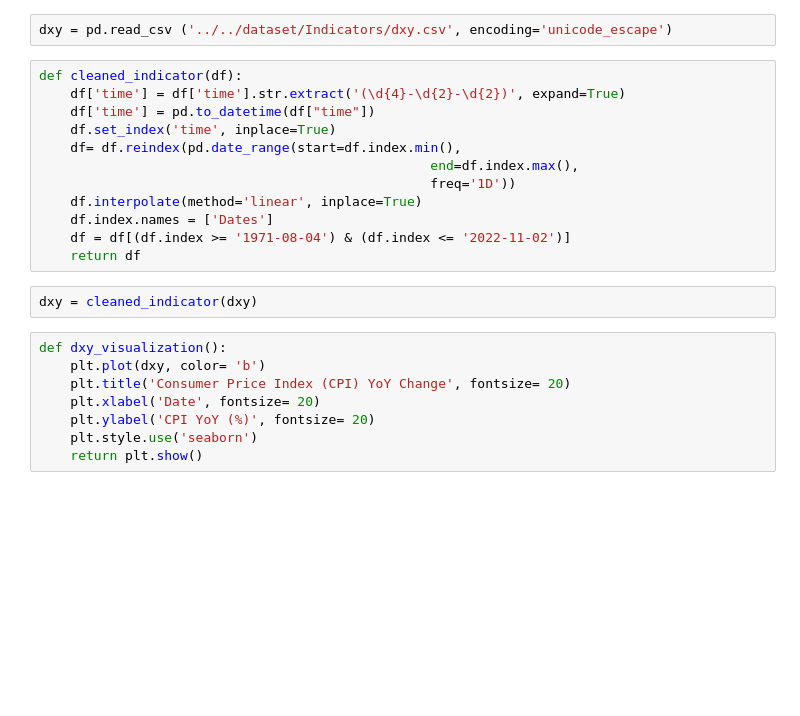
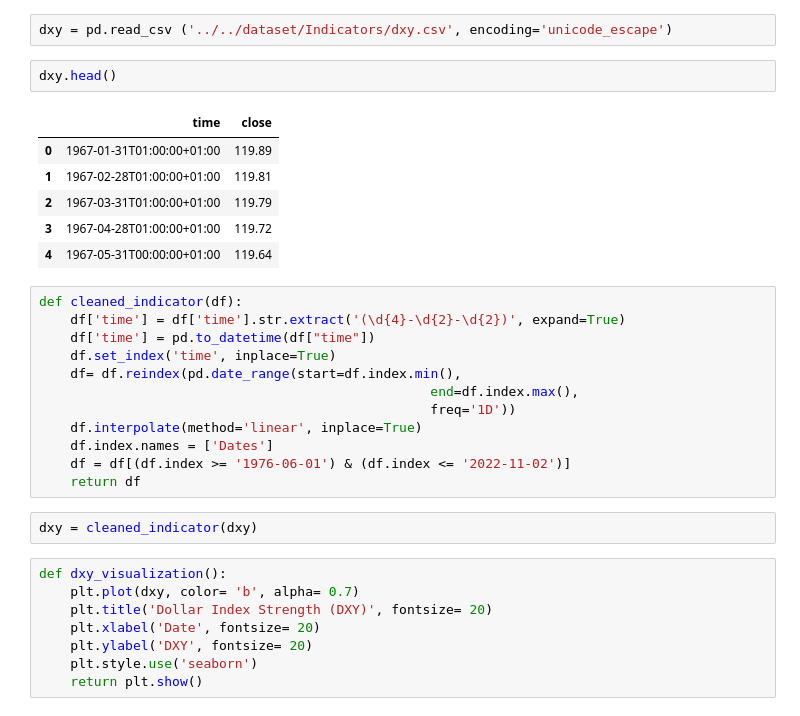
Before and after one commit to litosmunoz/Introduction-to-Quantitative-Trading, a Jupyter notebook: indicators_graphs/Credit_cycle/dxy.ipynb, the cells around one changed output. Drawn from its saved outputs; the diff is of its cells as text; blank space fills up the shorter version.

```diff
--- a/indicators_graphs/Credit_cycle/dxy.ipynb
+++ b/indicators_graphs/Credit_cycle/dxy.ipynb
@@ -4,6 +4,15 @@ import seaborn as sns
 import matplotlib.pyplot as plt
 # %%
 dxy = pd.read_csv ('../../dataset/Indicators/dxy.csv', encoding='unicode_escape')
+# %%
+dxy.head()
+# %% [output]
+|  | time | close |
+| 0 | 1967-01-31T01:00:00+01:00 | 119.89 |
+| 1 | 1967-02-28T01:00:00+01:00 | 119.81 |
+| 2 | 1967-03-31T01:00:00+01:00 | 119.79 |
+| 3 | 1967-04-28T01:00:00+01:00 | 119.72 |
+| 4 | 1967-05-31T00:00:00+01:00 | 119.64 |
 # %%
 def cleaned_indicator(df):
     df['time'] = df['time'].str.extract('(\d{4}-\d{2}-\d{2})', expand=True)
@@ -14,15 +23,15 @@ def cleaned_indicator(df):
                                                   freq='1D'))
     df.interpolate(method='linear', inplace=True)
     df.index.names = ['Dates']
-    df = df[(df.index >= '1971-08-04') & (df.index <= '2022-11-02')]
+    df = df[(df.index >= '1976-06-01') & (df.index <= '2022-11-02')]
     return df
 # %%
 dxy = cleaned_indicator(dxy)
 # %%
 def dxy_visualization():
-    plt.plot(dxy, color= 'b')
-    plt.title('Consumer Price Index (CPI) YoY Change', fontsize= 20)
+    plt.plot(dxy, color= 'b', alpha= 0.7)
+    plt.title('Dollar Index Strength (DXY)', fontsize= 20)
     plt.xlabel('Date', fontsize= 20)
-    plt.ylabel('CPI YoY (%)', fontsize= 20)
+    plt.ylabel('DXY', fontsize= 20)
     plt.style.use('seaborn')
     return plt.show()
```
Also changed, not shown: parts of 1 cell of this notebook, 9 other files.
